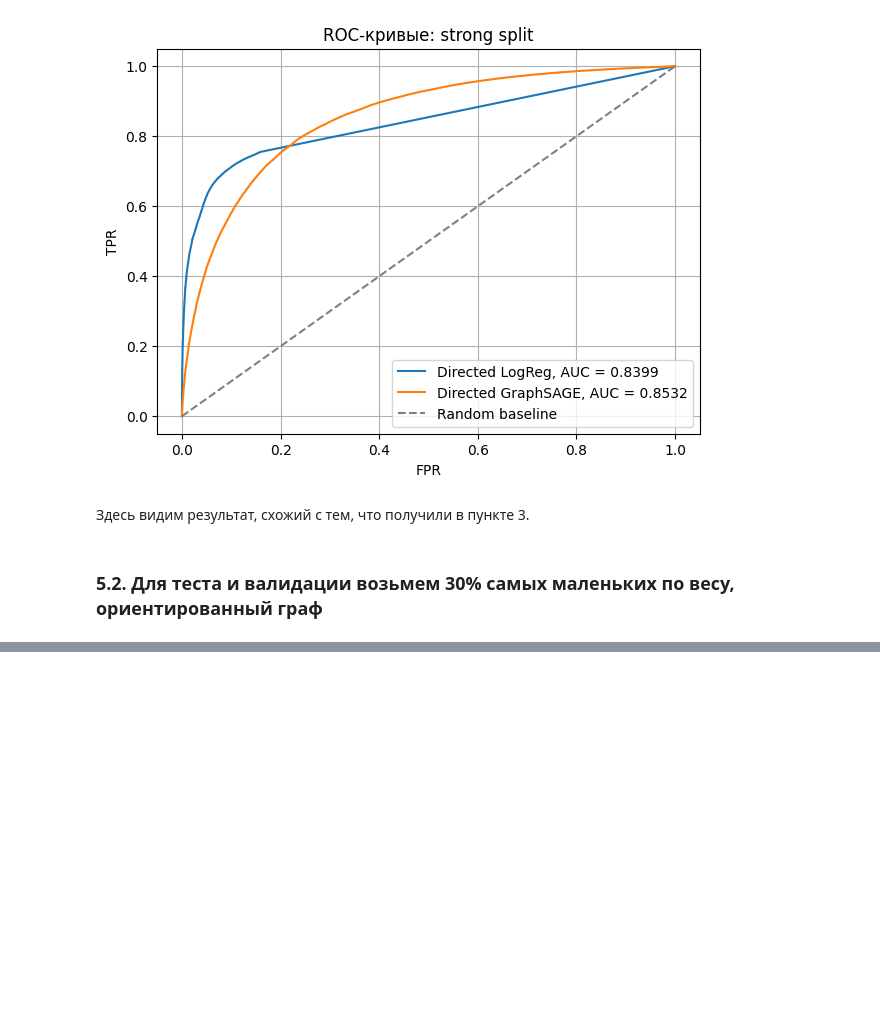
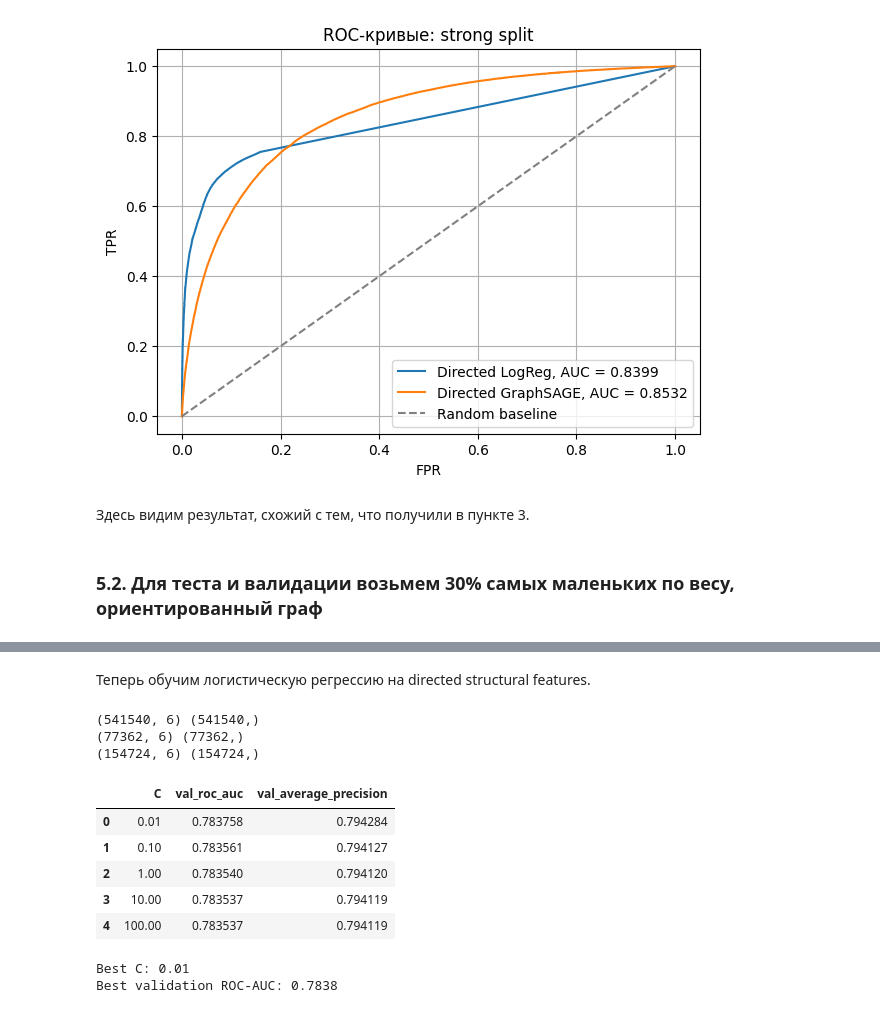
Before and after one commit to AlexeyEmelyan0v/link_prediction_gnn_1, a Jupyter notebook: link_prediction_gnn_1.ipynb, the cells around one changed output, grey strips where cells are left out. Cells and saved outputs as stored; diff of their text form; code cells hidden in the pictures; blank space fills up the shorter version.

```diff
--- a/link_prediction_gnn_1.ipynb
+++ b/link_prediction_gnn_1.ipynb
@@ -2291,0 +2406,5 @@ plt.show()
+# %%
+directed_edge_weights = {}
+
+for u, v, edge_data in G_directed_weighted.edges(data=True):
+    directed_edge_weights[(u, v)] = float(edge_data['R1.Strength'])
@@ -2291,0 +2489,62 @@ plt.show()
+# %% [markdown]
+Теперь обучим логистическую регрессию на directed structural features.
+# %%
+X_train = directed_edge_features(G_train_directed, train_edges)
+X_val = directed_edge_features(G_train_directed, val_edges)
+X_test = directed_edge_features(G_train_directed, test_edges)
+
+print(X_train.shape, train_labels.shape)
+print(X_val.shape, val_labels.shape)
+print(X_test.shape, test_labels.shape)
+# %% [output]
+(541540, 6) (541540,)
+(77362, 6) (77362,)
+(154724, 6) (154724,)
+# %%
+directed_logreg_results_weak = []
+best_c_directed_weak = None
+best_directed_val_auc_weak = -1.0
+directed_baseline_model_weak = None
+
+for c_value in C_VALUES:
+    candidate_model = Pipeline([
+        ("scaler", StandardScaler()),
+        ("logreg", LogisticRegression(
+            penalty="l2",
+            C=c_value,
+            max_iter=1000,
+            random_state=RANDOM_STATE
+        ))
+    ])
+
+    candidate_model.fit(X_train, train_labels)
+    val_score = candidate_model.predict_proba(X_val)[:, 1]
+    val_auc = roc_auc_score(val_labels, val_score)
+    val_ap = average_precision_score(val_labels, val_score)
+
+    directed_logreg_results_weak.append({
+        "C": c_value,
+        "val_roc_auc": val_auc,
+        "val_average_precision": val_ap
+    })
+
+    if val_auc > best_directed_val_auc_weak:
+        best_directed_val_auc_weak = val_auc
+        best_c_directed_weak = c_value
+        directed_baseline_model_weak = candidate_model
+
+directed_logreg_results_weak = pd.DataFrame(directed_logreg_results_weak)
+directed_logreg_results_weak
+# %% [output]
+|  | C | val_roc_auc | val_average_precision |
+| 0 | 0.01 | 0.783758 | 0.794284 |
+| 1 | 0.10 | 0.783561 | 0.794127 |
+| 2 | 1.00 | 0.783540 | 0.794120 |
+| 3 | 10.00 | 0.783537 | 0.794119 |
+| 4 | 100.00 | 0.783537 | 0.794119 |
+# %%
+print(f"Best C: {best_c_directed_weak}")
+print(f"Best validation ROC-AUC: {best_directed_val_auc_weak:.4f}")
+# %% [output]
+Best C: 0.01
+Best validation ROC-AUC: 0.7838
```
Also changed, not shown: parts of 20 cells of this notebook.
